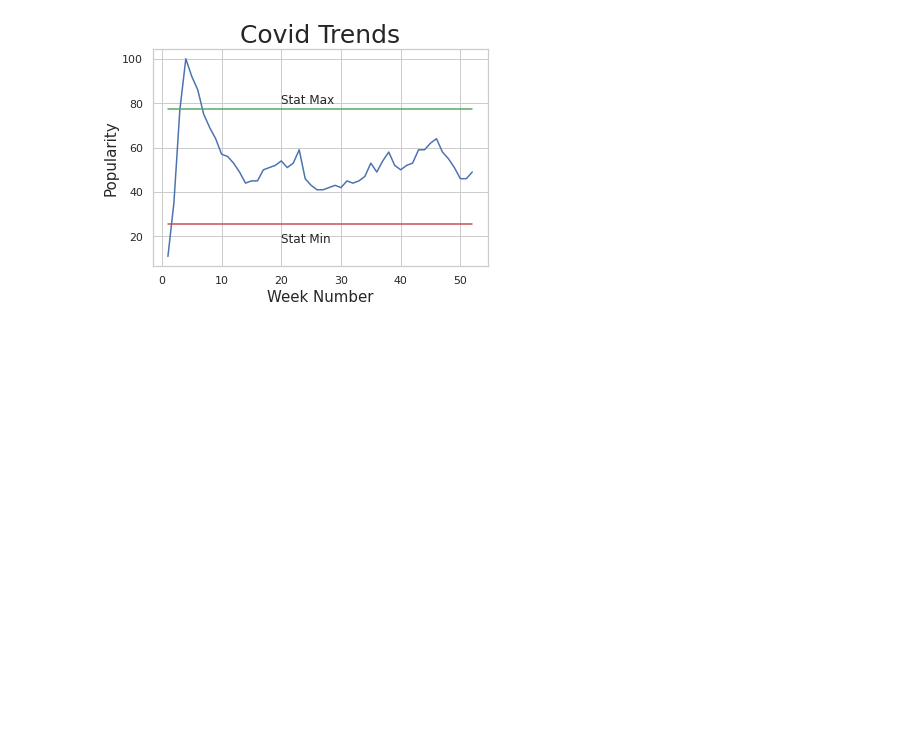
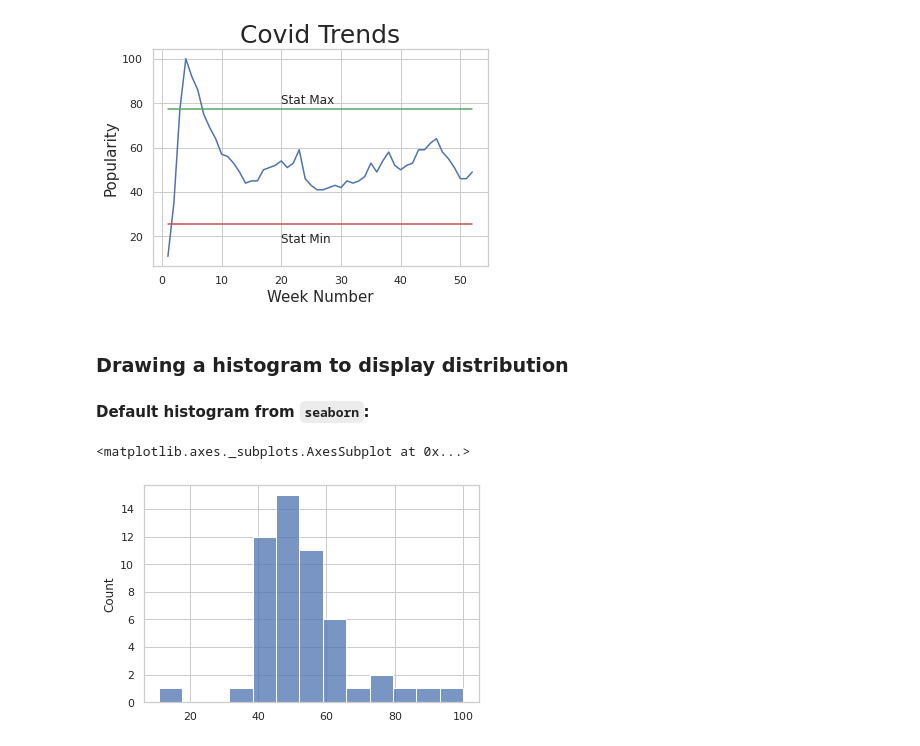
Before and after one commit to DimDimi4-and-fixiki/data_analysis, a Jupyter notebook: Covid_Trends/Confidence_intervals.ipynb, the cells around one changed output. Drawn from its saved outputs; the diff is of its cells as text; code cells hidden in the pictures; blank space fills up the shorter version.

```diff
--- a/Covid_Trends/Confidence_intervals.ipynb
+++ b/Covid_Trends/Confidence_intervals.ipynb
@@ -107,3 +107,11 @@ chart.set_ylabel("Popularity", fontsize=15)
 # %% [output]
 Text(0, 0.5, 'Popularity')
 [figure]
+# %% [markdown]
+### **Drawing a histogram to display distribution**
+#### Default histogram from `seaborn`:
+# %%
+usual_hist = sns.histplot(y)  # Default histogram
+# %% [output]
+<matplotlib.axes._subplots.AxesSubplot at 0x...>
+[figure, added]
```
Also changed, not shown: parts of 9 cells of this notebook.
